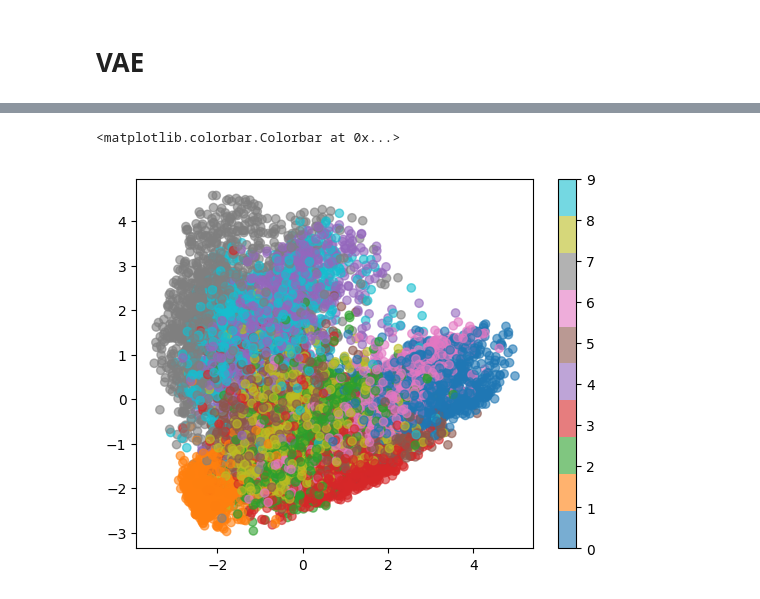
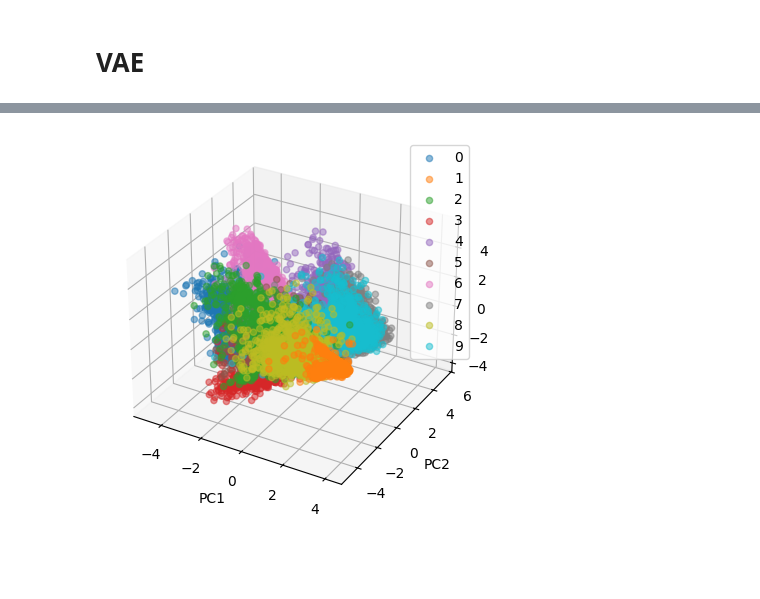
Before and after one commit to acceleratescience/diffusion-models, a Jupyter notebook: notebooks/VAEs.ipynb, the cells around one changed output, grey strips where cells are left out. Cells and saved outputs as stored; diff of their text form; code cells hidden in the pictures; blank space fills up the shorter version.

```diff
--- a/notebooks/VAEs.ipynb
+++ b/notebooks/VAEs.ipynb
@@ -156,7 +184,7 @@ Epoch 9, Train loss: 0.08093843511989897, Test loss: 0.08072389428444365
 # 10 random integers
 idx = np.random.randint(0, len(test_dataset), 10)
 sample_x = train_dataset.image[idx]
-sample_x_noisy = add_noise(sample_x, 0.5)
+sample_x_noisy = add_noise(sample_x, 1.0)
 
 fig, axs = plt.subplots(3, 10, figsize=(10, 3))
 for i in range(10):
@@ -311,9 +289,0 @@ def train(model, train_loader, optimizer, epoch):
-# %%
-epochs = 10
-batch_size = 32
-lr = 1e-3
-model = VAE()
-optimizer = optim.Adam(model.parameters(), lr=lr)
-
-for epoch in range(1, epochs + 1):
-    train(model, train_loader, optimizer, epoch)
@@ -330,0 +343,15 @@ for epoch in range(1, epochs + 1):
+# %%
+# 10 random integers
+idx = np.random.randint(0, len(test_dataset), 10)
+sample_x = train_dataset.image[idx]
+sample_x_noisy = add_noise(sample_x, 0.0)
+
+fig, axs = plt.subplots(3, 10, figsize=(10, 3))
+for i in range(10):
+    axs[0, i].imshow(sample_x[i], cmap='gray')
+    axs[0, i].axis('off')
+    axs[1, i].imshow(sample_x_noisy[i], cmap='gray')
+    axs[1, i].axis('off')
+    recon_batch, mu, logvar = model(sample_x_noisy[i].view(1, -1).float())
+    axs[2, i].imshow(recon_batch.detach().numpy().reshape(28, 28), cmap='gray')
+    axs[2, i].axis('off')
@@ -349,12 +378,21 @@ latent = encoder(digit_sample.view(-1, 784))[0]
 # %%
 # pca
 from sklearn.decomposition import PCA
 
-pca = PCA(n_components=2)
-latent_pca = pca.fit_transform(latent.detach().numpy())
+pca = PCA(n_components=3)
+pca.fit(latent.detach().numpy())
+latent_pca = pca.transform(latent.detach().numpy())
 
-plt.scatter(latent_pca[:, 0], latent_pca[:, 1], c=label_sample, cmap='tab10', alpha=0.6)
-plt.colorbar()
+# 3d
+fig = plt.figure()
+ax = fig.add_subplot(111, projection='3d')
+for i in range(10):
+    ax.scatter(latent_pca[label_sample == i, 0], latent_pca[label_sample == i, 1], latent_pca[label_sample == i, 2], label=str(i), alpha=0.5)
+
+ax.set_xlabel('PC1')
+ax.set_ylabel('PC2')
+ax.set_zlabel('PC3')
+plt.legend()
+plt.show()
 # %% [output]
-<matplotlib.colorbar.Colorbar at 0x...>
-[figure, old version]
+[figure, new version]
```
Also changed, not shown: parts of 30 cells of this notebook, 27 other files.
